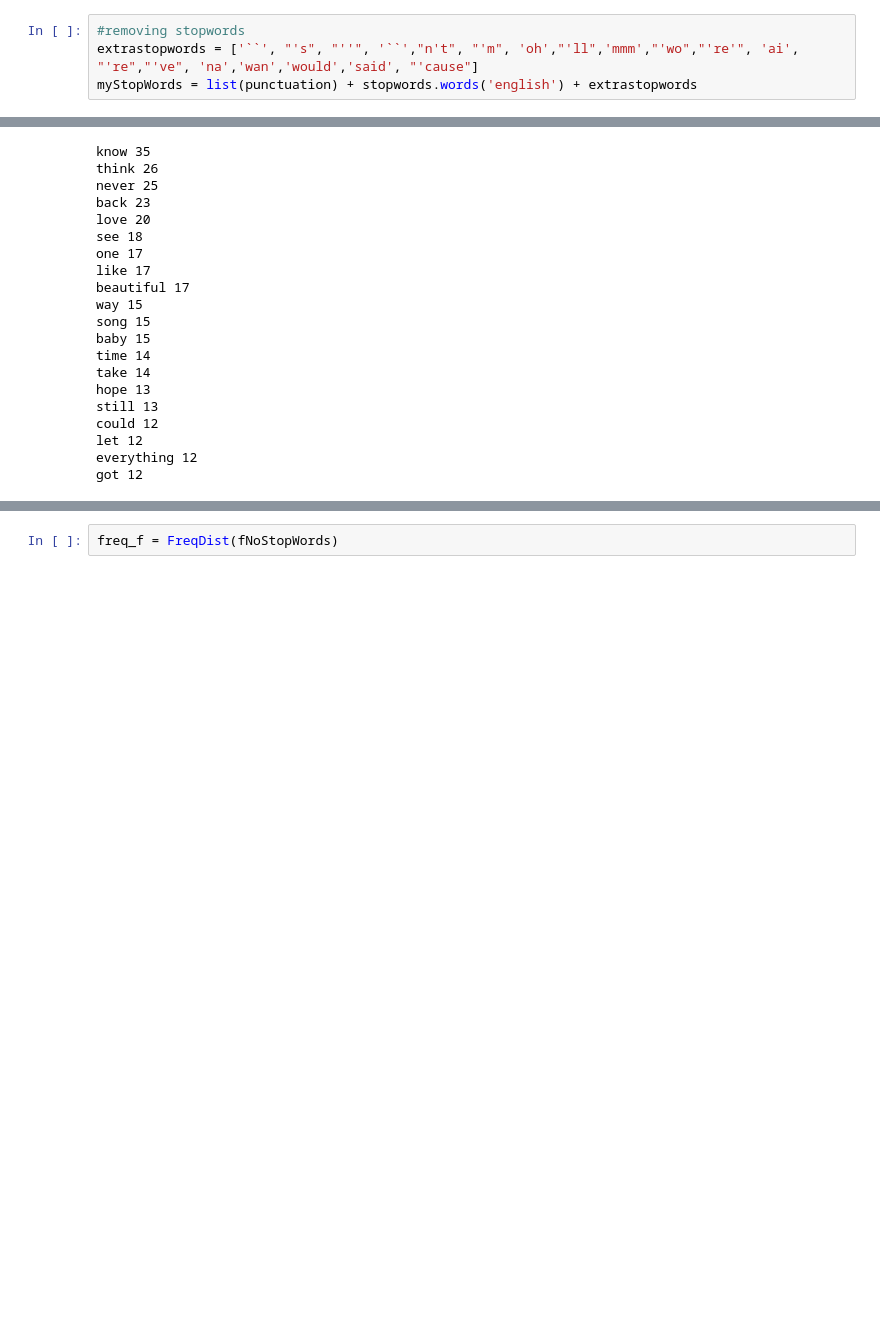
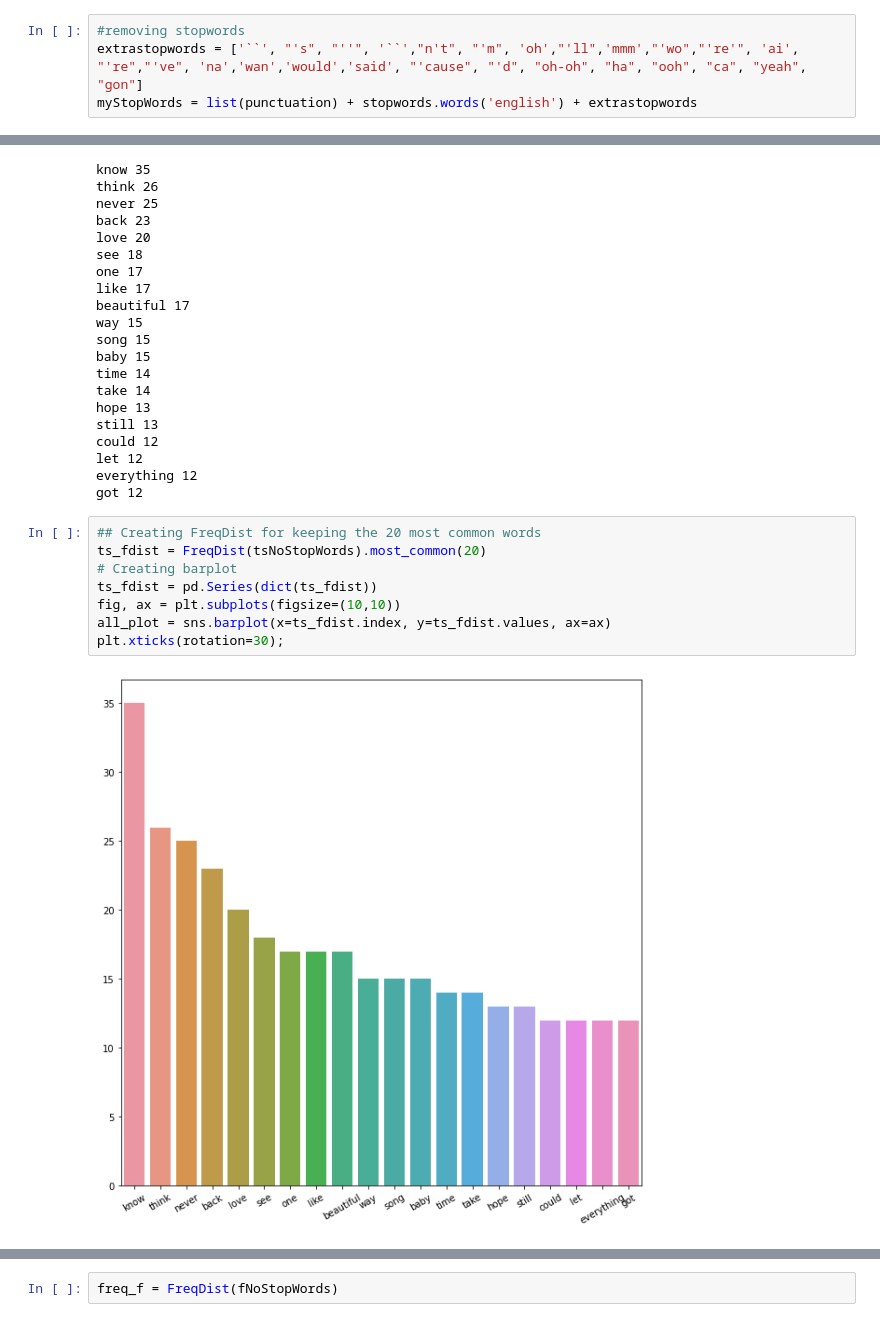
Before and after one commit to juliettecornet/Final-Project-, a Jupyter notebook: FinalProject/Taylor.ipynb, the cells around one changed output, grey strips where cells are left out. Saved outputs shown, nothing was run; the diff lists cells and outputs as text; blank space fills up the shorter version.

```diff
--- a/FinalProject/Taylor.ipynb
+++ b/FinalProject/Taylor.ipynb
@@ -118,7 +122,7 @@ fo_sentences = sent_tokenize(folklore_album)
 fo_words = word_tokenize(folklore_album.lower())
 # %%
 #removing stopwords
-extrastopwords = ['``', "'s", "''", '``',"n't", "'m", 'oh',"'ll",'mmm',"'wo","'re'", 'ai', "'re","'ve", 'na','wan','would','said', "'cause"]
+extrastopwords = ['``', "'s", "''", '``',"n't", "'m", 'oh',"'ll",'mmm',"'wo","'re'", 'ai', "'re","'ve", 'na','wan','would','said', "'cause", "'d", "oh-oh", "ha", "ooh", "ca", "yeah", "gon"]
 myStopWords = list(punctuation) + stopwords.words('english') + extrastopwords
 # %%
 tsNoStopWords = [w for w in ts_words if w not in myStopWords]
@@ -163,3 +164,13 @@ could 12
 let 12
 everything 12
 got 12
+# %%
+## Creating FreqDist for keeping the 20 most common words
+ts_fdist = FreqDist(tsNoStopWords).most_common(20)
+# Creating barplot
+ts_fdist = pd.Series(dict(ts_fdist))
+fig, ax = plt.subplots(figsize=(10,10))
+all_plot = sns.barplot(x=ts_fdist.index, y=ts_fdist.values, ax=ax)
+plt.xticks(rotation=30);
+# %% [output]
+[figure, added]
```
Also changed, not shown: parts of 34 cells of this notebook, 1 other file.
